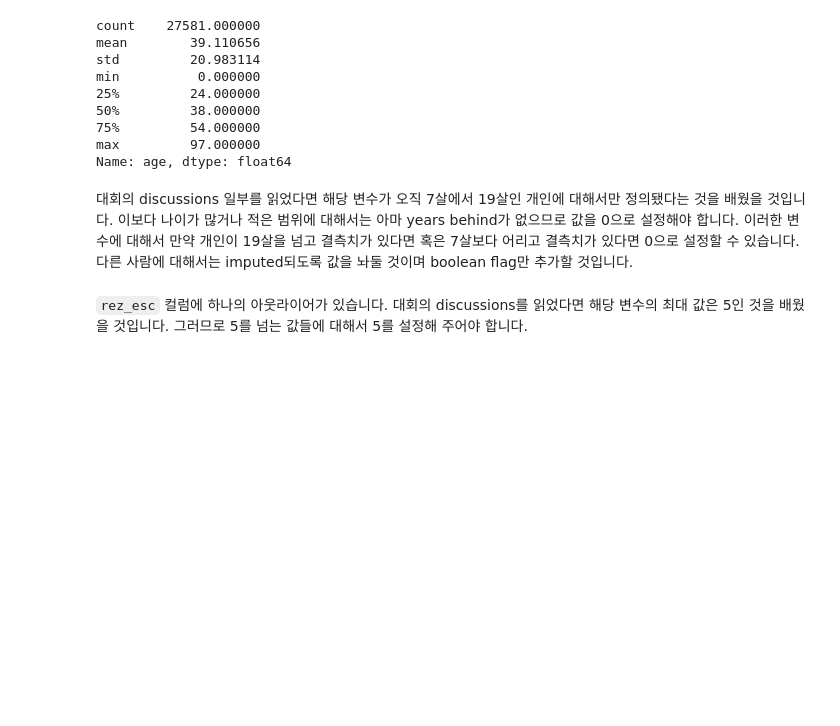
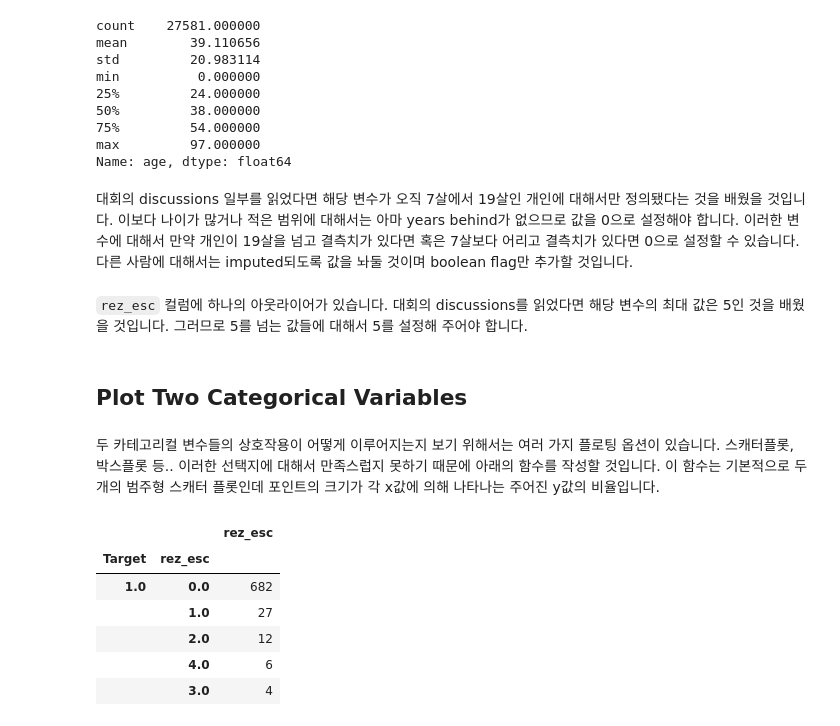
Before and after one commit to stk346/Kaggle, a Jupyter notebook: Costa Rican Household Poverty Level Prediction/A_Complete_Introduction_and_Walkthrough.ipynb, the cells around one changed output. Cells and saved outputs as stored; diff of their text form; code cells hidden in the pictures; blank space fills up the shorter version.

```diff
--- a/Costa Rican Household Poverty Level Prediction/A_Complete_Introduction_and_Walkthrough.ipynb
+++ b/Costa Rican Household Poverty Level Prediction/A_Complete_Introduction_and_Walkthrough.ipynb
@@ -785,3 +785,7 @@ data['rez_esc-missing'] = data['rez_esc'].isnull()
 `rez_esc` 컬럼에 하나의 아웃라이어가 있습니다. 대회의 discussions를 읽었다면 해당 변수의 최대 값은 5인 것을 배웠을 것입니다. 그러므로 5를 넘는 값들에 대해서 5를 설정해 주어야 합니다.
 # %%
 data.loc[data['rez_esc'] > 5, 'rez_esc'] = 5
+# %% [markdown]
+## Plot Two Categorical Variables
+# %% [markdown]
+두 카테고리컬 변수들의 상호작용이 어떻게 이루어지는지 보기 위해서는 여러 가지 플로팅 옵션이 있습니다. 스캐터플롯, 박스플롯 등.. 이러한 선택지에 대해서 만족스럽지 못하기 때문에 아래의 함수를 작성할 것입니다. 이 함수는 기본적으로 두개의 범주형 스캐터 플롯인데 포인트의 크기가 각 x값에 의해 나타나는 주어진 y값의 비율입니다.
@@ -787,0 +853,11 @@ data.loc[data['rez_esc'] > 5, 'rez_esc'] = 5
+# %%
+raw_counts = pd.DataFrame(data.groupby('Target')['rez_esc'].value_counts(normalize = False))
+raw_counts.head()
+# %% [output]
+|  |  | rez_esc |
+| Target | rez_esc |  |
+| 1.0 | 0.0 | 682 |
+|  | 1.0 | 27 |
+|  | 2.0 | 12 |
+|  | 4.0 | 6 |
+|  | 3.0 | 4 |
```
Also changed, not shown: parts of 8 cells of this notebook.
